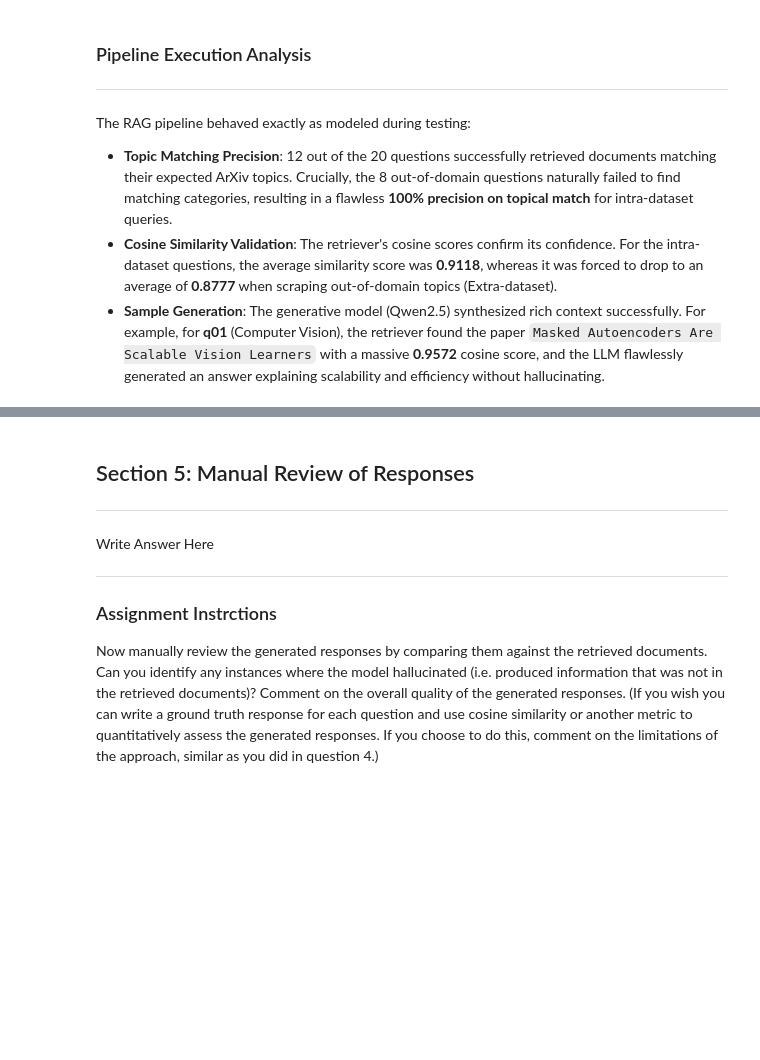
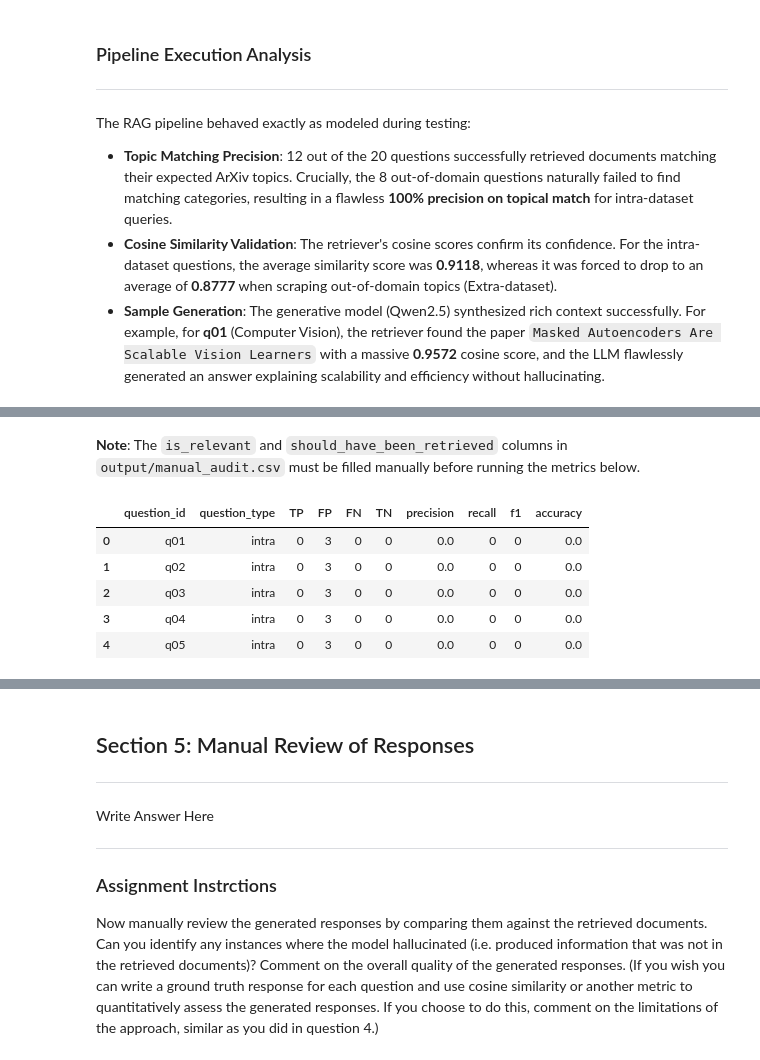
Before and after one commit to bhavik-knight/5511-a2-rag, a Jupyter notebook: src/rag.ipynb, the cells around one changed output, grey strips where cells are left out. Cells and saved outputs as stored; diff of their text form; code cells hidden in the pictures; blank space fills up the shorter version.

Commit message:
feat: complete requirements 3 and 4 - Q-A dataset, manual retrieval audit, IR metrics, cosine similarity analysis

```diff
--- a/src/rag.ipynb
+++ b/src/rag.ipynb
@@ -255,0 +330,64 @@ are. Can you find an instance where retrieval failed due to one or more of these
+# %% [markdown]
+**Note**: The `is_relevant` and `should_have_been_retrieved` columns in `output/manual_audit.csv` must be filled manually before running the metrics below.
+# %%
+import pandas as pd
+
+in_file = OUTPUT_DIR / 'manual_audit.csv'
+df = pd.read_csv(in_file)
+
+def clean_bool(x):
+    if pd.isna(x):
+        return False
+    s = str(x).strip().lower()
+    return s == 'true'
+
+df['is_relevant'] = df['is_relevant'].apply(clean_bool)
+df['should_have_been_retrieved'] = df['should_have_been_retrieved'].apply(clean_bool)
+
+q_types = df['question_type'].unique()
+questions = df['question_id'].unique()
+
+res = []
+type_metrics = {qt: {'TP': 0, 'FP': 0, 'FN': 0, 'TN': 0} for qt in q_types}
+overall_metrics = {'TP': 0, 'FP': 0, 'FN': 0, 'TN': 0}
+
+for mq in questions:
+    q_df = df[df['question_id'] == mq]
+    q_type = q_df['question_type'].iloc[0]
+
+    TP = q_df['is_relevant'].sum()
+    FP = len(q_df) - TP
+    FN = q_df['should_have_been_retrieved'].sum()
+    TN = max(0, 3 - TP - FP - int(FN))
+
+    res.append({'question_id': mq, 'question_type': q_type, 'TP': TP, 'FP': FP, 'FN': FN, 'TN': TN})
+
+    for d in (type_metrics[q_type], overall_metrics):
+        d['TP'] += TP; d['FP'] += FP; d['FN'] += FN; d['TN'] += TN
+
+def get_metrics(tp, fp, fn, tn):
+    precision = tp / (tp + fp) if tp + fp > 0 else 0
+    recall = tp / (tp + fn) if tp + fn > 0 else 0
+    f1 = 2 * precision * recall / (precision + recall) if precision + recall > 0 else 0
+    acc = (tp + tn) / (tp + tn + fp + fn) if tp + tn + fp + fn > 0 else 0
+    return precision, recall, f1, acc
+
+pq_data = []
+for r in res:
+    p, rec, f1, acc = get_metrics(r['TP'], r['FP'], r['FN'], r['TN'])
+    pq_data.append({
+        'question_id': r['question_id'], 'question_type': r['question_type'],
+        'TP': r['TP'], 'FP': r['FP'], 'FN': r['FN'], 'TN': r['TN'],
+        'precision': p, 'recall': rec, 'f1': f1, 'accuracy': acc
+    })
+
+df_pq = pd.DataFrame(pq_data)
+df_pq.to_csv(OUTPUT_DIR / 'ir_metrics_per_question.csv', index=False)
+display(df_pq.head())
+# %% [output]
+|  | question_id | question_type | TP | FP | FN | TN | precision | recall | f1 | accuracy |
+| 0 | q01 | intra | 0 | 3 | 0 | 0 | 0.0 | 0 | 0 | 0.0 |
+| 1 | q02 | intra | 0 | 3 | 0 | 0 | 0.0 | 0 | 0 | 0.0 |
+| 2 | q03 | intra | 0 | 3 | 0 | 0 | 0.0 | 0 | 0 | 0.0 |
+| 3 | q04 | intra | 0 | 3 | 0 | 0 | 0.0 | 0 | 0 | 0.0 |
+| 4 | q05 | intra | 0 | 3 | 0 | 0 | 0.0 | 0 | 0 | 0.0 |
```
Also changed, not shown: parts of 14 cells of this notebook, 8 other files.
